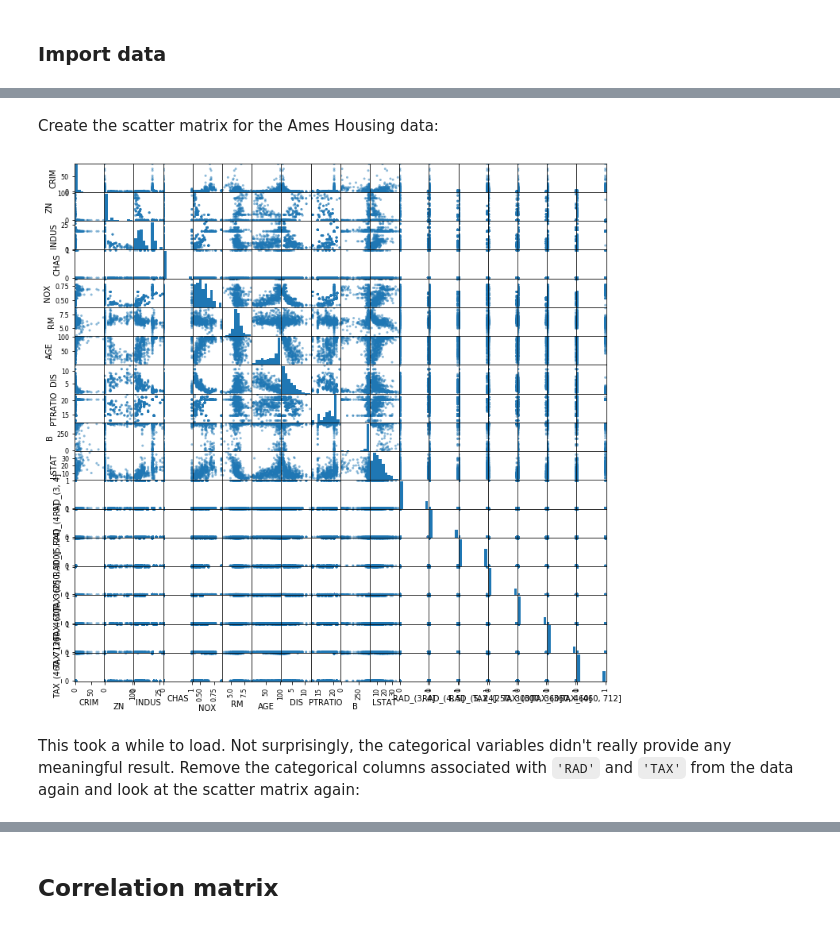
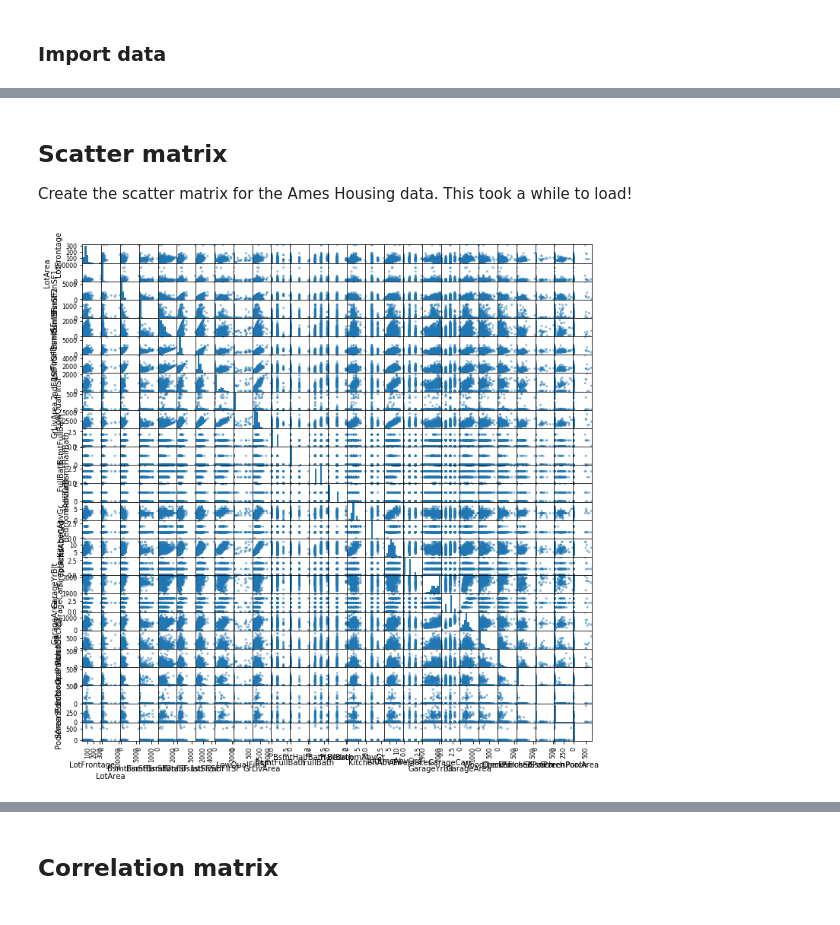
Before and after one commit to learn-co-curriculum/dsc-multicollinearity-of-features-lab, a Jupyter notebook: index.ipynb, the cells around one changed output, grey strips where cells are left out. Cells and saved outputs as stored; diff of their text form; code cells hidden in the pictures.

Commit message:
fix exercise to remove Boston

```diff
--- a/index.ipynb
+++ b/index.ipynb
@@ -31,6 +41,13 @@ import numpy as np
 import matplotlib.pyplot as plt
 %matplotlib inline
 
+pd.options.display.max_columns = 999
+
 ames = pd.read_csv('ames.csv')
 
-categoricals = ['BldgType', 'KitchenQual', 'SaleType', 'MSZoning', 'Street', 'Neighborhood']
+numeric_vars = ['LotFrontage', 'LotArea', 'BsmtFinSF1', 'BsmtFinSF2', 'BsmtUnfSF',
+                'TotalBsmtSF', '1stFlrSF', '2ndFlrSF','LowQualFinSF', 'GrLivArea',
+                'BsmtFullBath', 'BsmtHalfBath', 'FullBath', 'HalfBath', 'BedroomAbvGr',
+                'KitchenAbvGr', 'TotRmsAbvGrd', 'Fireplaces', 'GarageYrBlt', 'GarageCars',
+                'GarageArea', 'WoodDeckSF', 'OpenPorchSF', 'EnclosedPorch', '3SsnPorch',
+                'ScreenPorch', 'PoolArea']
@@ -64,0 +59,5 @@ preprocessed.head()
+# %%
+# __SOLUTION__
+
+ames_preprocessed = ames[numeric_vars]
+ames_preprocessed.head()
@@ -65,2 +71,3 @@ preprocessed.head()
 # %% [markdown]
-Create the scatter matrix for the Ames Housing data:
+## Scatter matrix
+Create the scatter matrix for the Ames Housing data. This took a while to load!
@@ -67,7 +76,5 @@ Create the scatter matrix for the Ames Housing data:
 # %%
 # __SOLUTION__
-pd.plotting.scatter_matrix(boston_features, figsize=[12, 12]);
+pd.plotting.scatter_matrix(ames_preprocessed, figsize=[12, 12]);
 # %% [output]
-[figure, old version]
+[figure, new version]
-# %% [markdown]
-This took a while to load. Not surprisingly, the categorical variables didn't really provide any meaningful result. Remove the categorical columns associated with `'RAD'` and `'TAX'` from the data again and look at the scatter matrix again:
```
Also changed, not shown: parts of 36 cells of this notebook, 1 other file.
